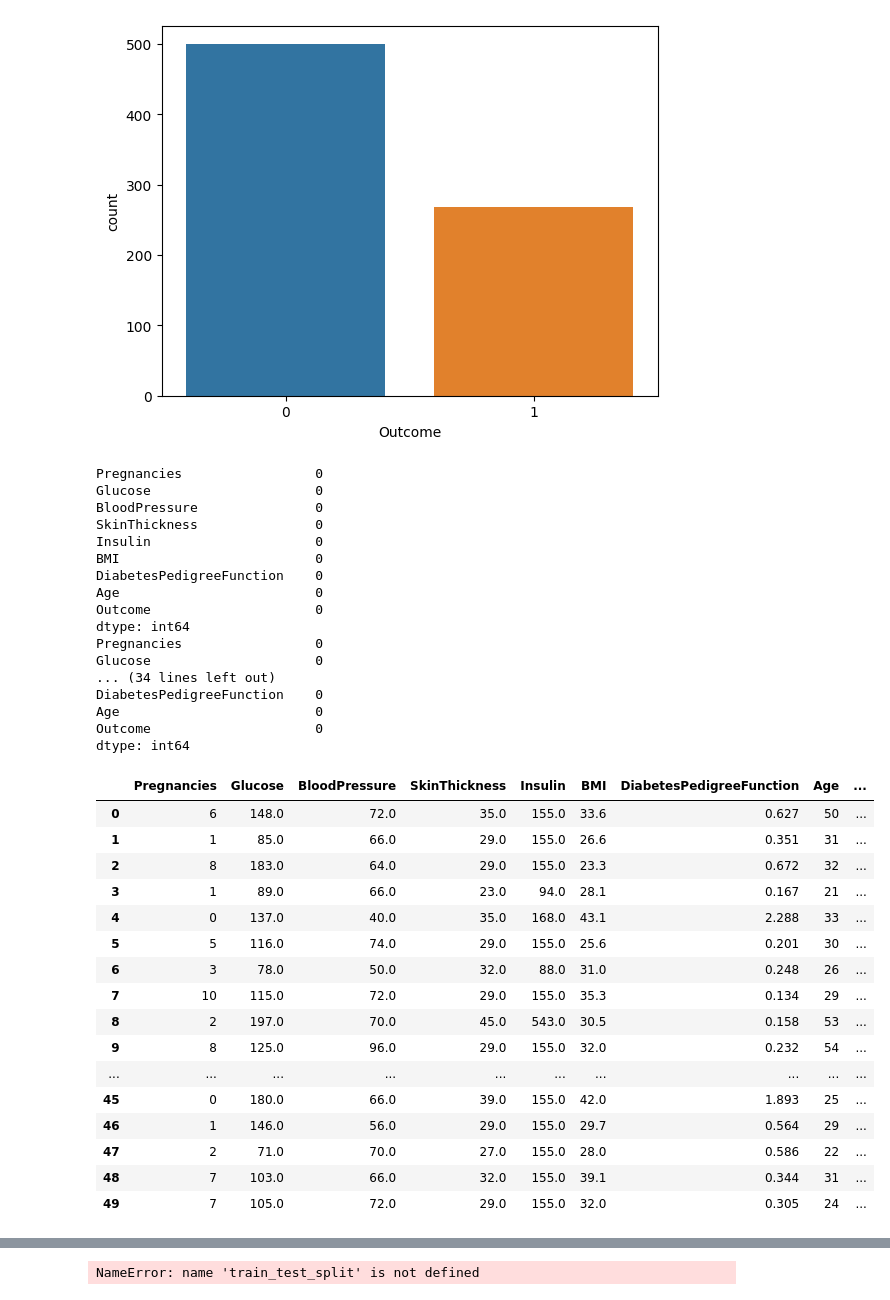
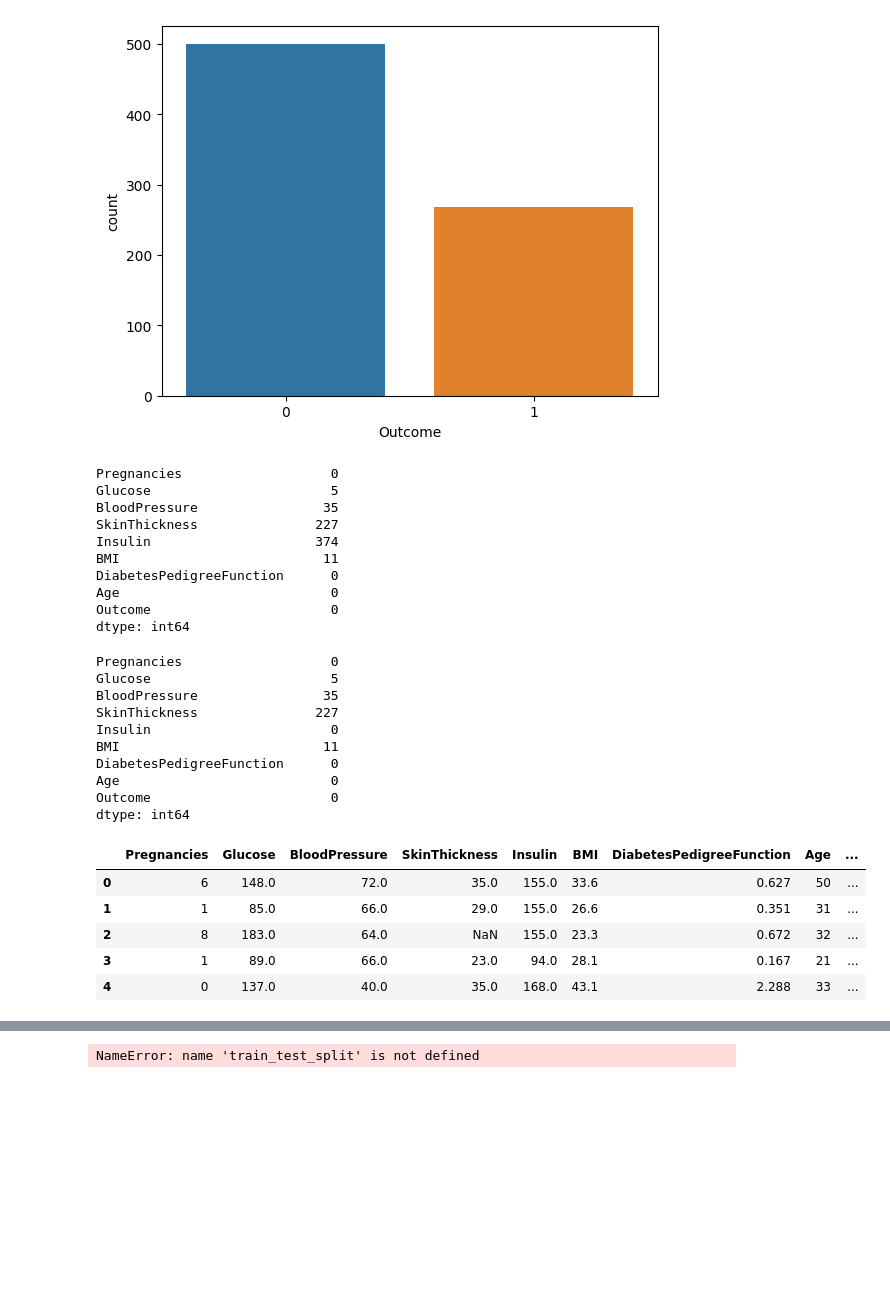
Before and after one commit to mugendii/Diabetes-Prediction, a Jupyter notebook: notebook1.ipynb, the cells around one changed output, grey strips where cells are left out. Drawn from its saved outputs; the diff is of its cells as text; code cells hidden in the pictures; blank space fills up the shorter version.

```diff
--- a/notebook1.ipynb
+++ b/notebook1.ipynb
@@ -90,47 +79,44 @@ zero_not_accepted = ['Glucose','BloodPressure','SkinThickness','BMI','Insulin']
 # Here we are replacing numpy with NaN which means it does not exist
 for column in zero_not_accepted :
   df[column] = df[column].replace(0, np.NaN)
-  print(df.isna().sum())
-  mean = int(df[column].mean(skipna = True))
-  df[column] = df[column].replace(np.NaN, mean)
+
+
+print(df.isna().sum())
 # %% [output]
-Pregnancies                 0
-Glucose                     0
-BloodPressure               0
-SkinThickness               0
-Insulin                     0
-BMI                         0
-DiabetesPedigreeFunction    0
-Age                         0
-Outcome                     0
+Pregnancies                   0
+Glucose                       5
+BloodPressure                35
+SkinThickness               227
+Insulin                     374
+BMI                          11
+DiabetesPedigreeFunction      0
+Age                           0
+Outcome                       0
 dtype: int64
-Pregnancies                 0
-Glucose                     0
-... (34 lines left out)
-DiabetesPedigreeFunction    0
-Age                         0
-Outcome                     0
-dtype: int64
+# %%
+mean = int(df[column].mean(skipna = True))
+df[column] = df[column].replace(np.NaN, mean)
+df.isna().sum()
+# %% [output]
+Pregnancies                   0
+Glucose                       5
+BloodPressure                35
+SkinThickness               227
+Insulin                       0
+BMI                          11
+DiabetesPedigreeFunction      0
+Age                           0
+Outcome                       0
+dtype: int64
 # %%
-df.head(50)
+df.head()
 # %% [output]
 |  | Pregnancies | Glucose | BloodPressure | SkinThickness | Insulin | BMI | DiabetesPedigreeFunction | Age | ... |
 | 0 | 6 | 148.0 | 72.0 | 35.0 | 155.0 | 33.6 | 0.627 | 50 | ... |
 | 1 | 1 | 85.0 | 66.0 | 29.0 | 155.0 | 26.6 | 0.351 | 31 | ... |
-| 2 | 8 | 183.0 | 64.0 | 29.0 | 155.0 | 23.3 | 0.672 | 32 | ... |
+| 2 | 8 | 183.0 | 64.0 | NaN | 155.0 | 23.3 | 0.672 | 32 | ... |
 | 3 | 1 | 89.0 | 66.0 | 23.0 | 94.0 | 28.1 | 0.167 | 21 | ... |
 | 4 | 0 | 137.0 | 40.0 | 35.0 | 168.0 | 43.1 | 2.288 | 33 | ... |
-| 5 | 5 | 116.0 | 74.0 | 29.0 | 155.0 | 25.6 | 0.201 | 30 | ... |
-| 6 | 3 | 78.0 | 50.0 | 32.0 | 88.0 | 31.0 | 0.248 | 26 | ... |
-| 7 | 10 | 115.0 | 72.0 | 29.0 | 155.0 | 35.3 | 0.134 | 29 | ... |
-| 8 | 2 | 197.0 | 70.0 | 45.0 | 543.0 | 30.5 | 0.158 | 53 | ... |
-| 9 | 8 | 125.0 | 96.0 | 29.0 | 155.0 | 32.0 | 0.232 | 54 | ... |
-| ... | ... | ... | ... | ... | ... | ... | ... | ... | ... |
-| 45 | 0 | 180.0 | 66.0 | 39.0 | 155.0 | 42.0 | 1.893 | 25 | ... |
-| 46 | 1 | 146.0 | 56.0 | 29.0 | 155.0 | 29.7 | 0.564 | 29 | ... |
-| 47 | 2 | 71.0 | 70.0 | 27.0 | 155.0 | 28.0 | 0.586 | 22 | ... |
-| 48 | 7 | 103.0 | 66.0 | 32.0 | 155.0 | 39.1 | 0.344 | 31 | ... |
-| 49 | 7 | 105.0 | 72.0 | 29.0 | 155.0 | 32.0 | 0.305 | 24 | ... |
 # %%
 sns.lineplot(x='Outcome',y='Glucose',data=df)
 # %% [output]
```
Also changed, not shown: parts of 8 cells of this notebook.
